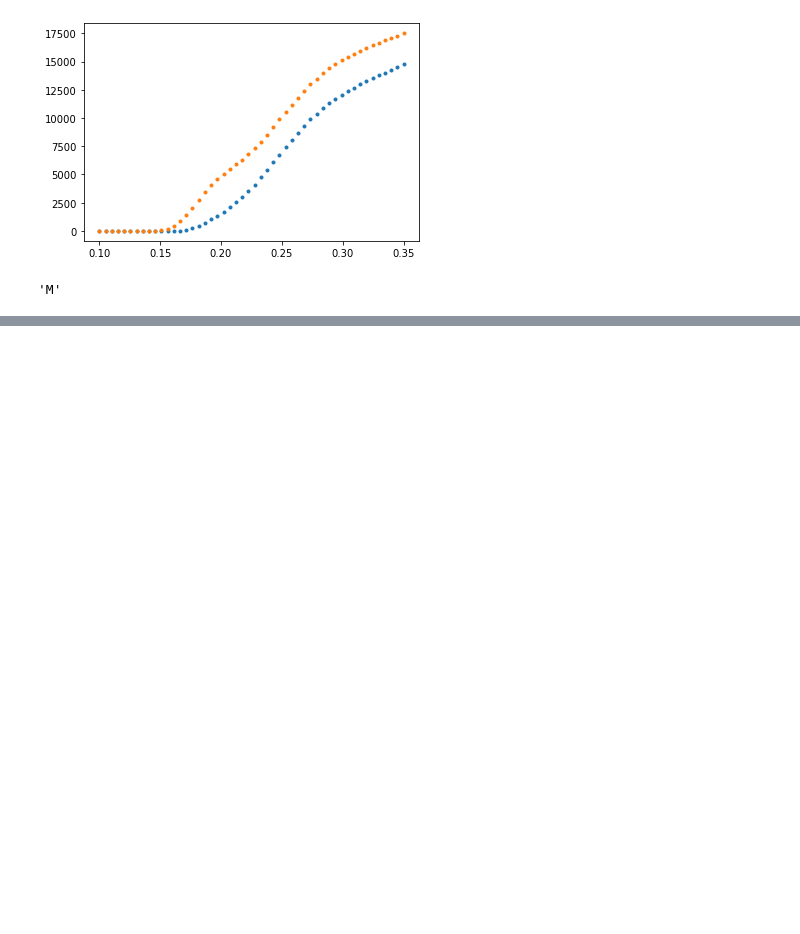
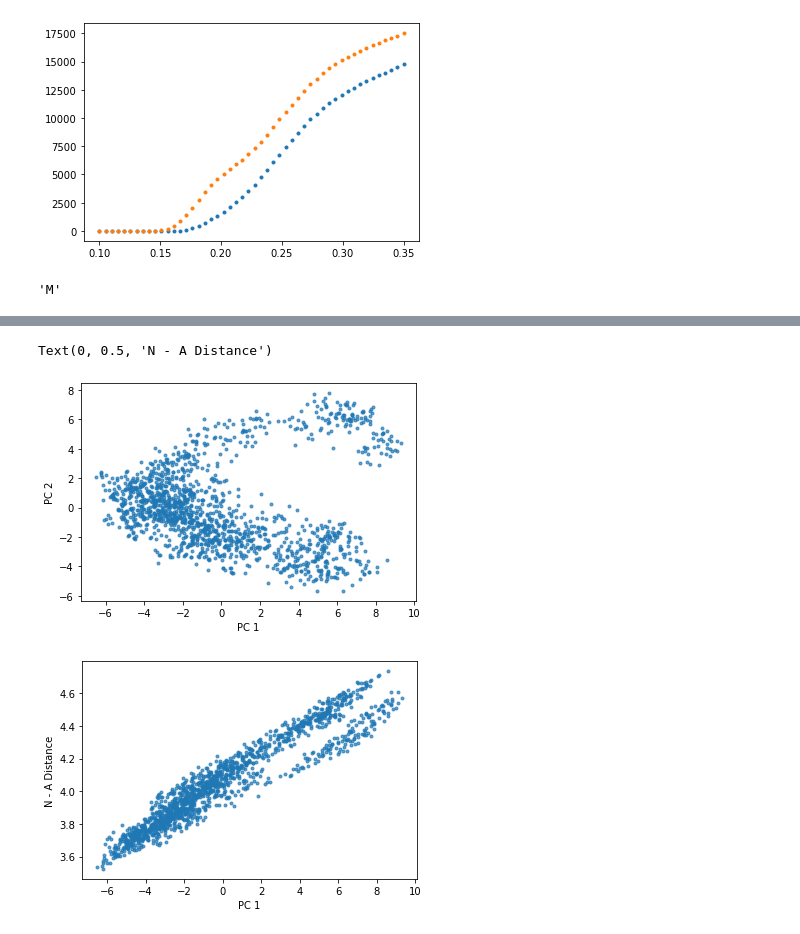
Before and after one commit to cmrg-lab/serca-atp-datp, a Jupyter notebook: simulation_structures/quick_analysis/Trajectory_domain_analysis.ipynb, the cells around one changed output, grey strips where cells are left out. Cells and saved outputs as stored; diff of their text form; code cells hidden in the pictures; blank space fills up the shorter version.

```diff
--- a/simulation_structures/quick_analysis/Trajectory_domain_analysis.ipynb
+++ b/simulation_structures/quick_analysis/Trajectory_domain_analysis.ipynb
@@ -801,0 +833,13 @@ human_3W5A_ATP.top.residue(0).code
+# %%
+human_ATP_PC = plot_and_calc_PC(human_3W5A_ATP, 992, 1500)
+plt.xlabel('PC 1')
+plt.ylabel('PC 2')
+
+plt.figure()
+plt.plot(human_ATP_PC[:,0], human_ATP_A_N_dist, '.', alpha = 0.7)
+plt.xlabel('PC 1')
+plt.ylabel('N - A Distance')
+# %% [output]
+Text(0, 0.5, 'N - A Distance')
+[figure, added]
+[figure, added]
```
Also changed, not shown: parts of 18 cells of this notebook.
